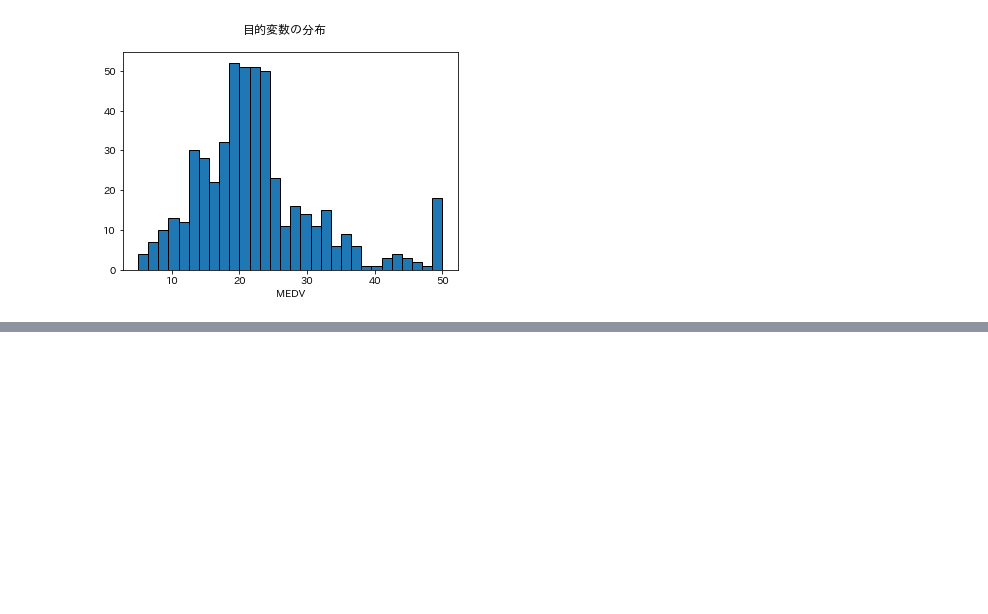
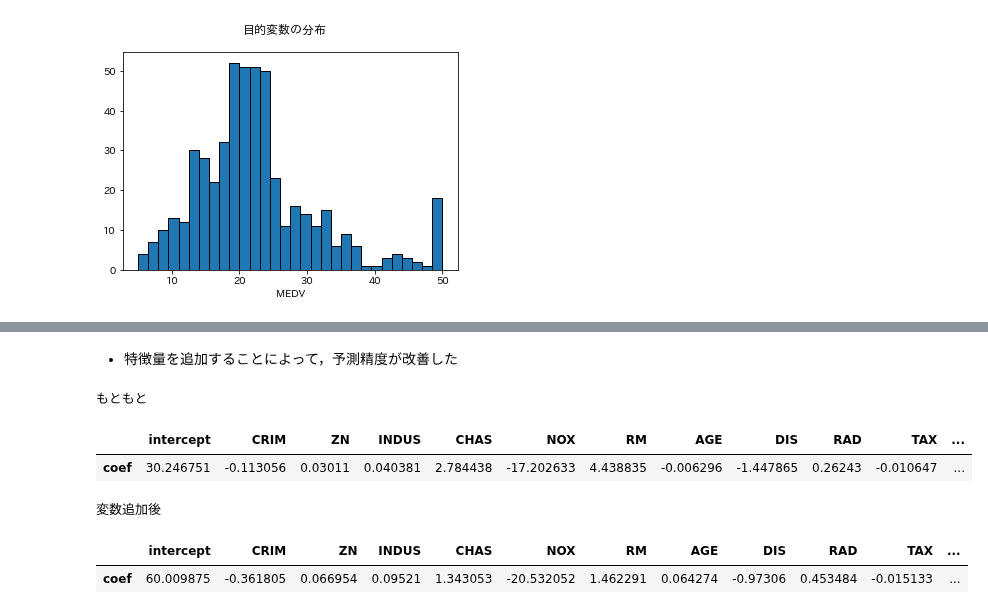
Before and after one commit to morison28/ml-interpretation, a Jupyter notebook: 02.ipynb, the cells around one changed output, grey strips where cells are left out. Drawn from its saved outputs; the diff is of its cells as text; code cells hidden in the pictures; blank space fills up the shorter version.

```diff
--- a/02.ipynb
+++ b/02.ipynb
@@ -53,0 +184,3 @@ plot_histgram(y, title='目的変数の分布', x_label='MEDV')
+# %%
+X_train2 = X_train.copy()
+X_test2 = X_test.copy()
@@ -53,0 +209,16 @@ plot_histgram(y, title='目的変数の分布', x_label='MEDV')
+# %% [markdown]
+- 特徴量を追加することによって，予測精度が改善した
+# %%
+# 回帰係数
+print('もともと')
+display(df_coef.T)
+df_coef2 = get_coef(model2, X_train2.columns.tolist())
+print('変数追加後')
+display(df_coef2.T)
+# %% [output]
+もともと
+|  | intercept | CRIM | ZN | INDUS | CHAS | NOX | RM | AGE | DIS | RAD | TAX | ... |
+| coef | 30.246751 | -0.113056 | 0.03011 | 0.040381 | 2.784438 | -17.202633 | 4.438835 | -0.006296 | -1.447865 | 0.26243 | -0.010647 | ... |
+変数追加後
+|  | intercept | CRIM | ZN | INDUS | CHAS | NOX | RM | AGE | DIS | RAD | TAX | ... |
+| coef | 60.009875 | -0.361805 | 0.066954 | 0.09521 | 1.343053 | -20.532052 | 1.462291 | 0.064274 | -0.97306 | 0.453484 | -0.015133 | ... |
```
Also changed, not shown: parts of 43 cells of this notebook.
